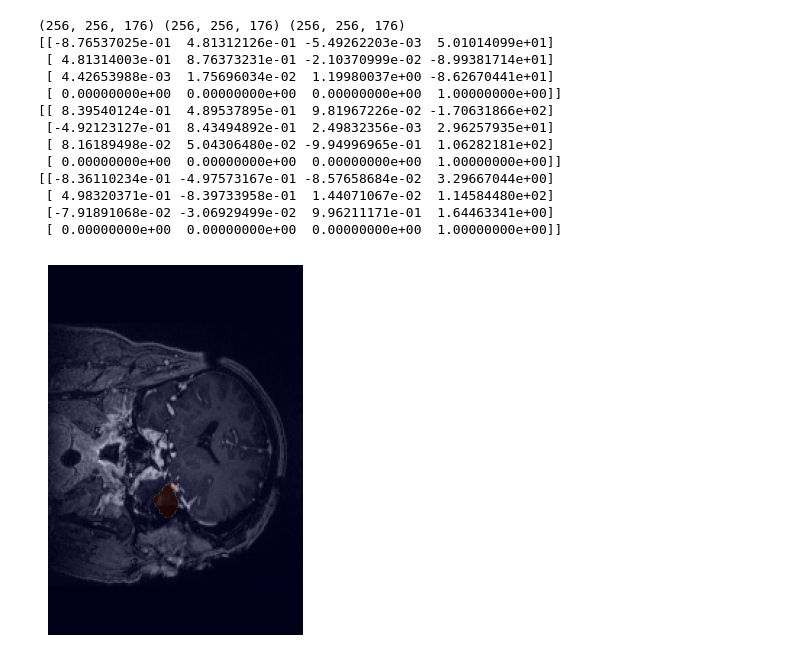
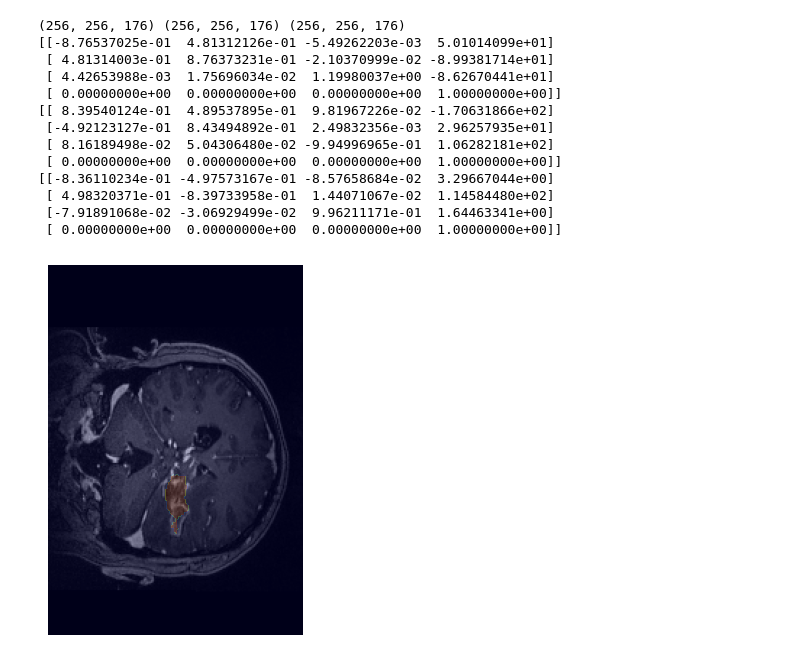
Before and after one commit to adiljahouh/Thesis-Change-Detection-in-MRI, a Jupyter notebook: notebooks/remind_data.ipynb, the cells around one changed output. Saved outputs shown, nothing was run; the diff lists cells and outputs as text; code cells hidden in the pictures.

```diff
--- a/notebooks/remind_data.ipynb
+++ b/notebooks/remind_data.ipynb
@@ -141,10 +121,10 @@ print(tumor_nifti.affine)
  [-7.91891068e-02 -3.06929499e-02  9.96211171e-01  1.64463341e+00]
  [ 0.00000000e+00  0.00000000e+00  0.00000000e+00  1.00000000e+00]]
 # %%
-plt.imshow(pre[:, 150, :], cmap='gray', alpha=1)  # Overlay the 'tumor' with transparency
+plt.imshow(pre[:, 100, :], cmap='gray', alpha=1)  # Overlay the 'tumor' with transparency
 # plt.imshow(pre[140], cmap='jet', alpha=0.2)  # Display the grayscale 'pre' image
-plt.imshow(tumor[:, 150, :], cmap='jet', alpha=0.2)  # Overlay the 'tumor' with transparency
+plt.imshow(tumor[:, 100, :], cmap='jet', alpha=0.2)  # Overlay the 'tumor' with transparency
 plt.axis('off')  # Remove axis
 plt.show()  # Display both images
 # %% [output]
-[figure, old version]
+[figure, new version]
```
Also changed, not shown: parts of 8 cells of this notebook, 14 other files.
